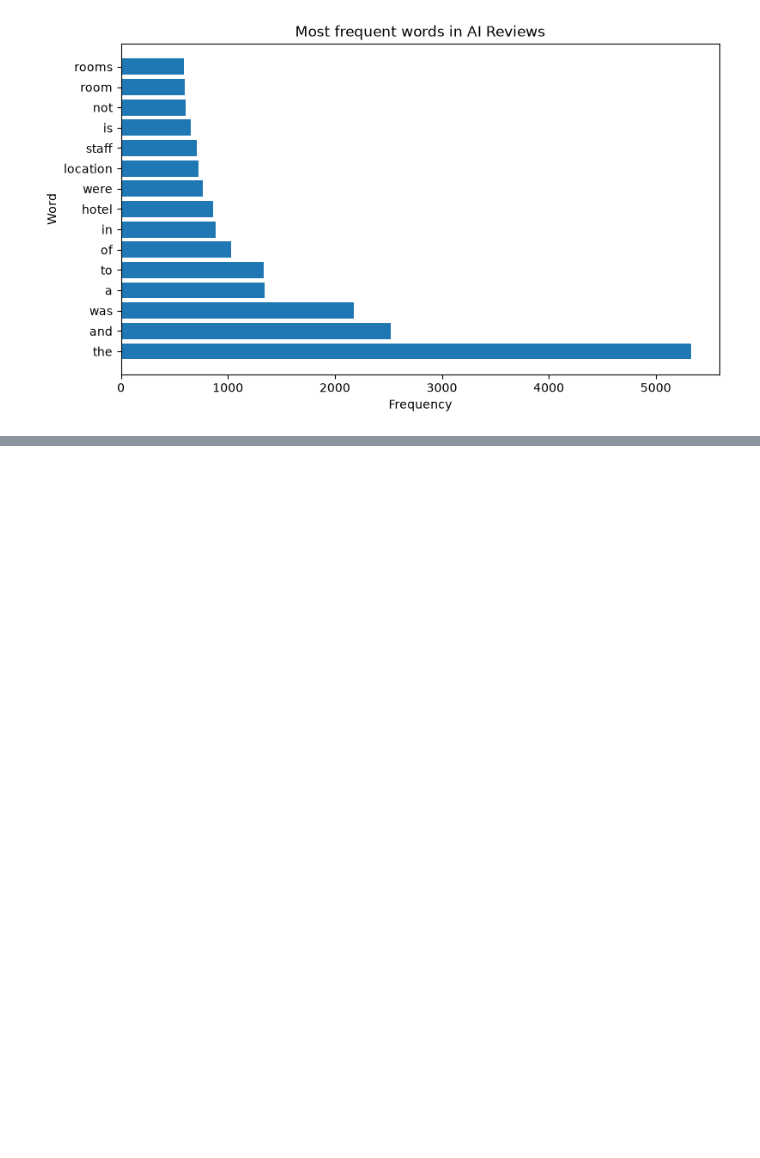
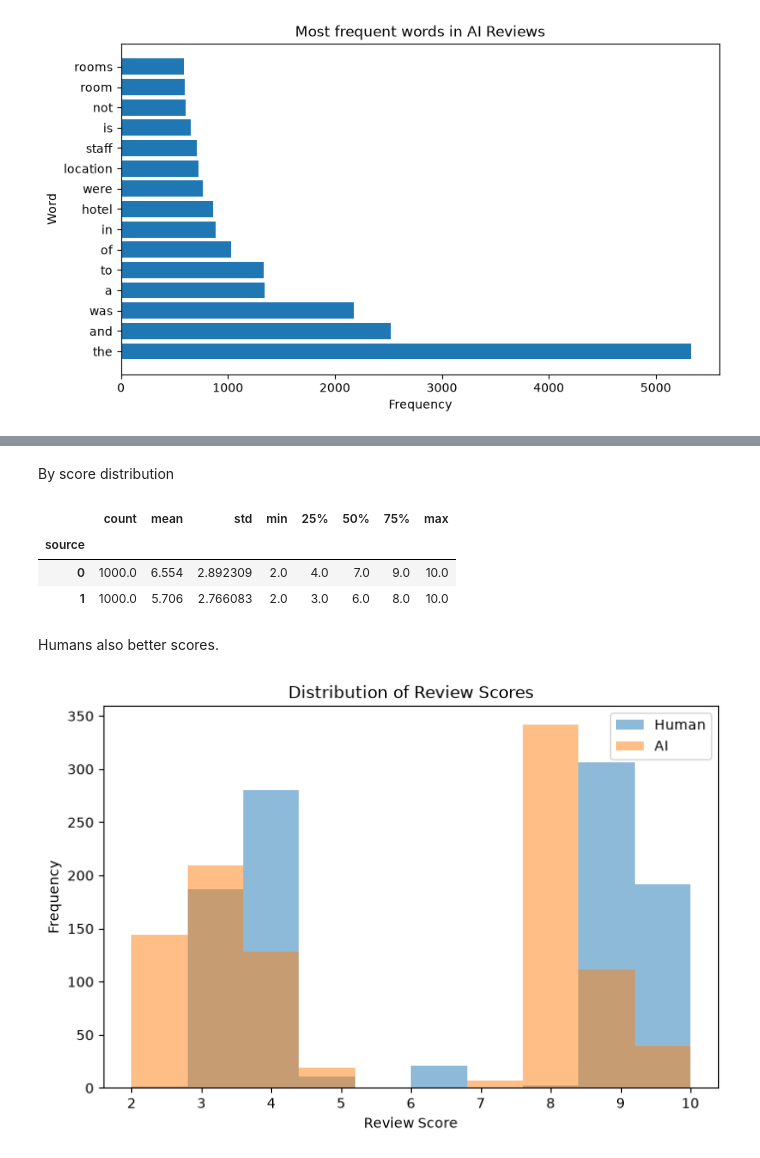
Before and after one commit to Moniica22/DM_assignment, a Jupyter notebook: eda_moni.ipynb, the cells around one changed output, grey strips where cells are left out. Cells and saved outputs as stored; diff of their text form; code cells hidden in the pictures; blank space fills up the shorter version.

```diff
--- a/eda_moni.ipynb
+++ b/eda_moni.ipynb
@@ -421,0 +570,27 @@ Text(0.5, 1.0, 'Most frequent words in AI Reviews')
+# %% [markdown]
+By score distribution
+# %%
+df.groupby("source")["Review_Score"].describe()
+# %% [output]
+|  | count | mean | std | min | 25% | 50% | 75% | max |
+| source |  |  |  |  |  |  |  |  |
+| 0 | 1000.0 | 6.554 | 2.892309 | 2.0 | 4.0 | 7.0 | 9.0 | 10.0 |
+| 1 | 1000.0 | 5.706 | 2.766083 | 2.0 | 3.0 | 6.0 | 8.0 | 10.0 |
+# %% [markdown]
+Humans also better scores.
+# %%
+human_scores = human["Review_Score"]
+ai_scores = ai["Review_Score"]
+
+plt.figure(figsize=(8,5))
+
+plt.hist(human_scores, bins=10, alpha=0.5, label="Human")
+plt.hist(ai_scores, bins=10, alpha=0.5, label="AI")
+
+plt.xlabel("Review Score")
+plt.ylabel("Frequency")
+plt.title("Distribution of Review Scores")
+plt.legend()
+plt.show()
+# %% [output]
+[figure, added]
```
Also changed, not shown: parts of 18 cells of this notebook, 1 other file.
